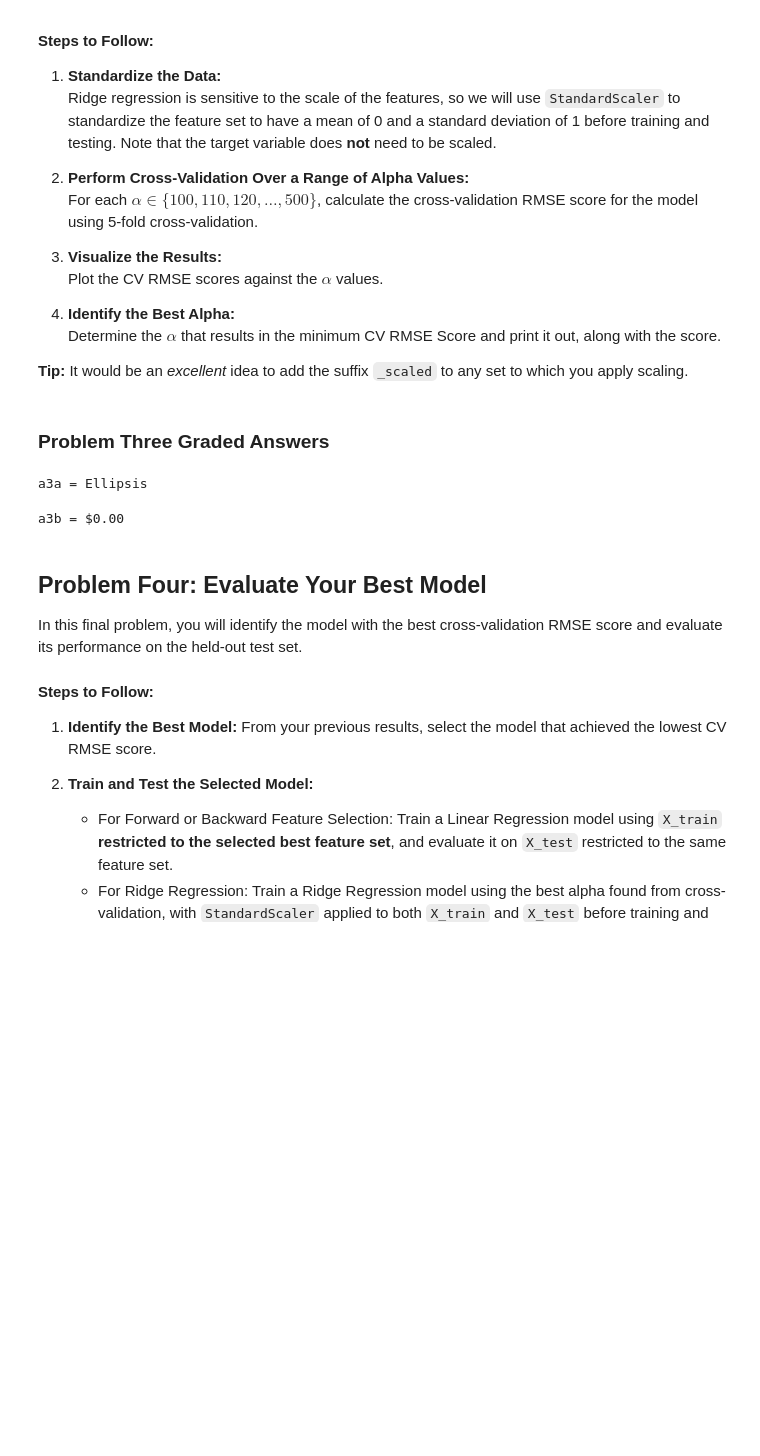
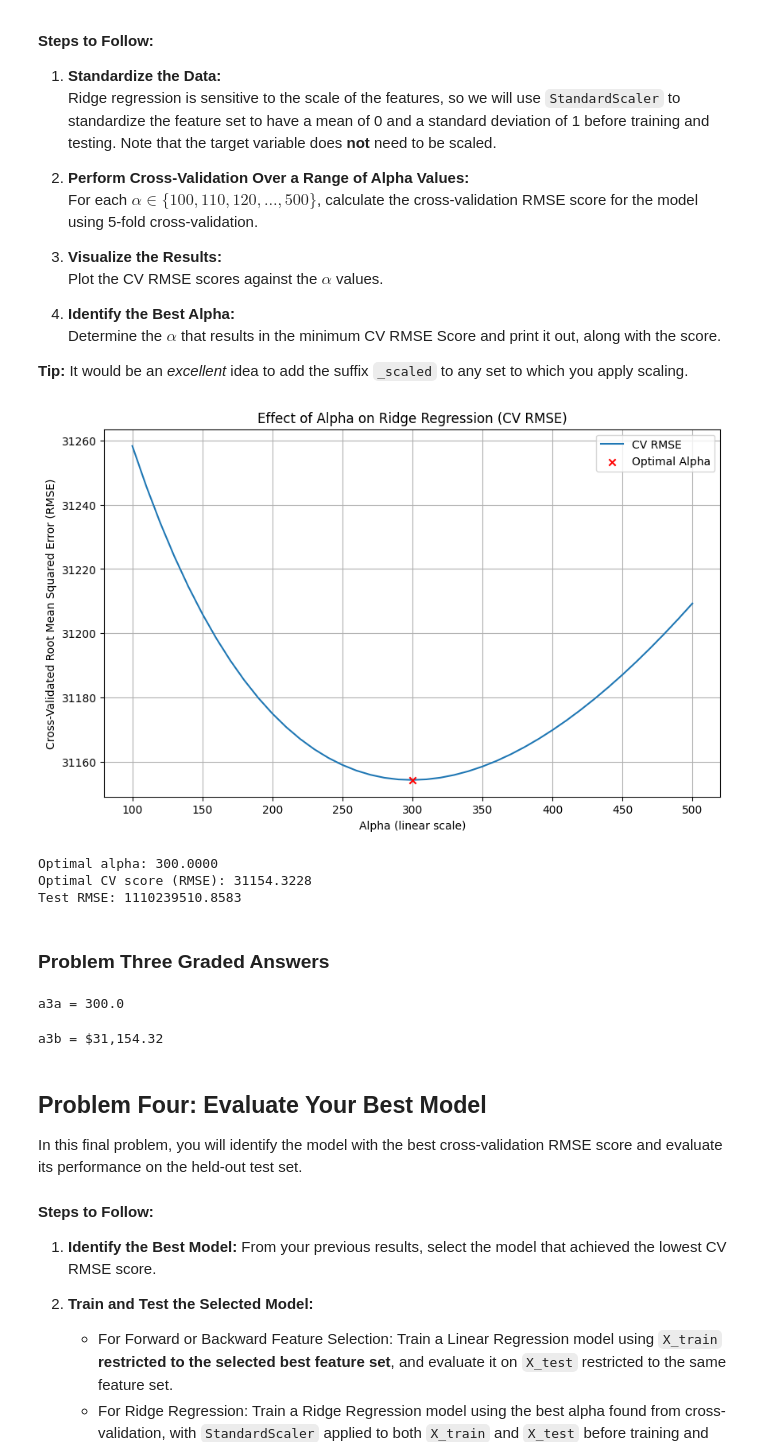
Before and after one commit to els246/Mod-3-HW-5-, a Jupyter notebook: Homework_05.ipynb, the cells around one changed output. Cells and saved outputs as stored; diff of their text form; code cells hidden in the pictures; blank space fills up the shorter version.

```diff
--- a/Homework_05.ipynb
+++ b/Homework_05.ipynb
@@ -392,21 +484,32 @@ This introduces another instance of the model selection problem: we must determi
+# %%
+run_ridge_regression(X_train,y_train,X_test,y_test,
+                     log_alphas = np.logspace(-3, 0, 100),  # Logarithmic range from 1e-6 to 1e-3
+                     lin_alphas = np.linspace(0, 1, 100),
+                     log_scale=False
+                    )
+# %% [output]
+[figure, added]
+Optimal alpha: 300.0000
+Optimal CV score (RMSE): 31154.3228
+Test RMSE: 1110239510.8583
 # %% [markdown]
 ### Problem Three Graded Answers
 # %%
 # TODO:  Set the variable to the alpha determined to have the minimum CV RMSE score
 
-a3a = ...
+a3a = 300.00
 
 print(f'a3a = {a3a}')
 # %% [output]
-a3a = Ellipsis
+a3a = 300.0
 # %%
 # TODO:  Set the variable to the minimum CV RMSE score found
 
-a3b = 0.0                    # Just to get this cell to run without errors, insert your answer here
+a3b = 31154.3228                   # Just to get this cell to run without errors, insert your answer here
 
 print(f"a3b = ${a3b:,.2f}")
 # %% [output]
-a3b = $0.00
+a3b = $31,154.32
 # %% [markdown]
 ## **Problem Four: Evaluate Your Best Model**
 
```
Also changed, not shown: parts of 6 cells of this notebook.
